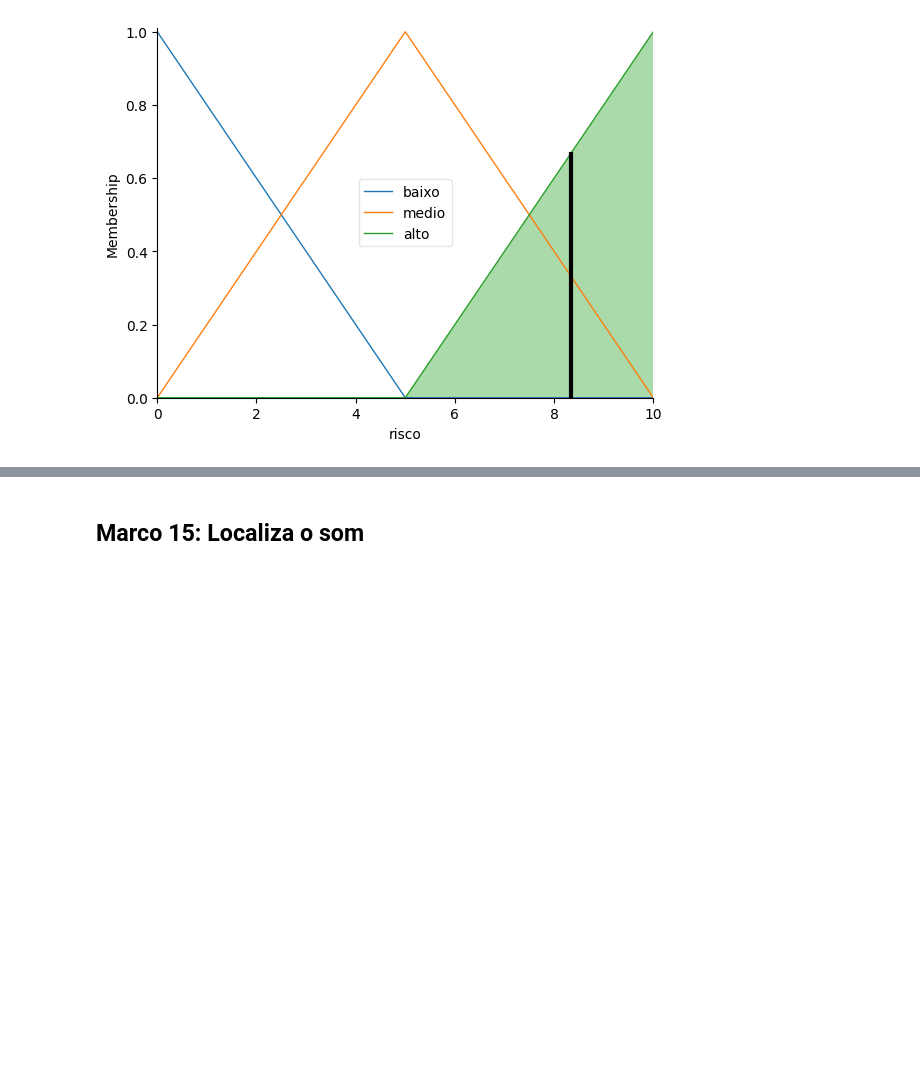
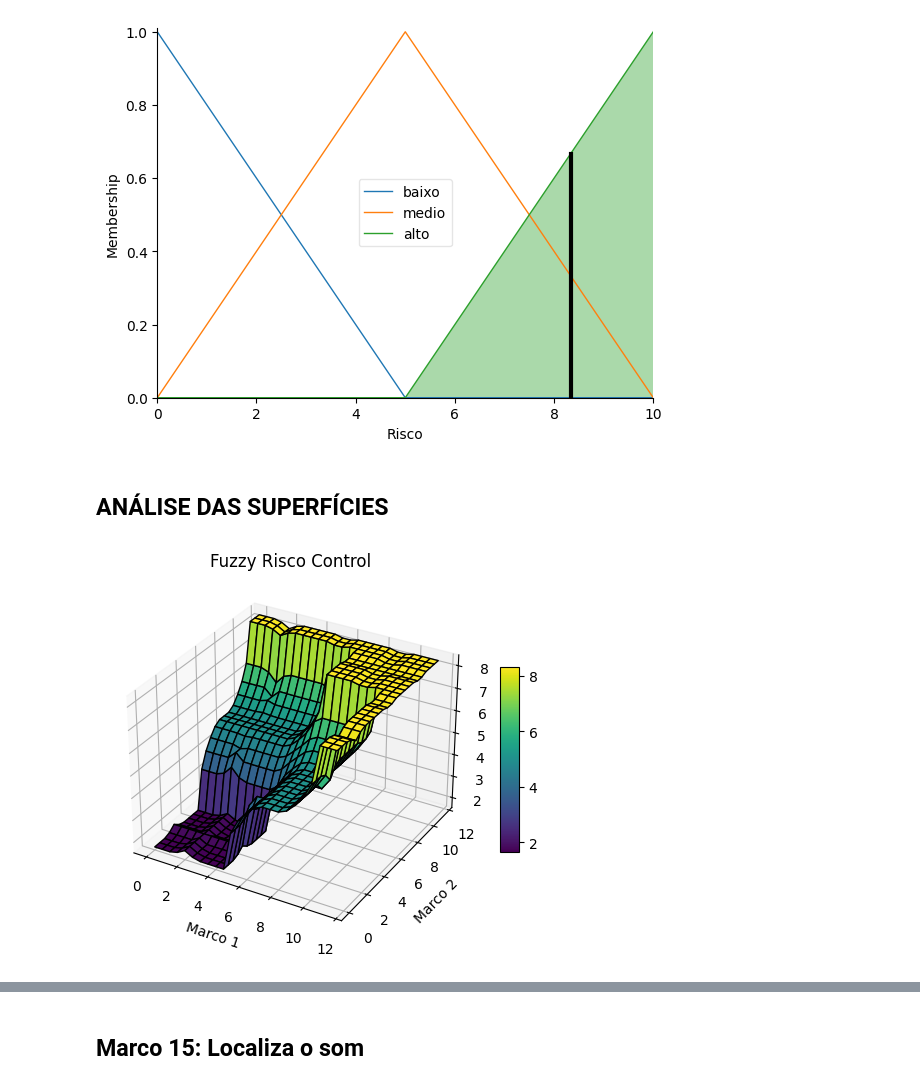
Before and after one commit to projetopyprolog/sdia, a Jupyter notebook: sdia.ipynb, the cells around one changed output, grey strips where cells are left out. Cells and saved outputs as stored; diff of their text form; code cells hidden in the pictures; blank space fills up the shorter version.

```diff
--- a/sdia.ipynb
+++ b/sdia.ipynb
@@ -58,12 +72,48 @@ recomendacao = ctrl.ControlSystemSimulation(risco_predicao)
+# %%
+risco_predicao = ctrl.ControlSystem([rule1, rule2, rule3, rule4,
+                                     rule5, rule6, rule7, rule8,
+                                     rule9, rule10, rule11, rule12,
+                                     rule13, rule14, rule15, rule16])
+
+recomendacao = ctrl.ControlSystemSimulation(risco_predicao)
 # %%
-recomendacao.input['marco_01'] = 7
-recomendacao.input['marco_02'] = 8
+recomendacao.input['Marco 1'] = 7
+recomendacao.input['Marco 2'] = 8
 
 recomendacao.compute()
 
-print(recomendacao.output['risco'])
+print(recomendacao.output['Risco'])
 risco.view(sim = recomendacao)
 # %% [output]
 8.333333333333334
 [figure]
+# %% [markdown]
+## **ANÁLISE DAS SUPERFÍCIES**
+# %%
+risco_values = np.zeros((len(_12_months), len(_12_months)))
+
+for i, m1 in enumerate(_12_months):
+    for j, m2 in enumerate(_12_months):
+        recomendacao.input['Marco 1'] = m1
+        recomendacao.input['Marco 2'] = m2
+        recomendacao.compute()
+        risco_values[i, j] = recomendacao.output['Risco']
+
+fig = plt.figure()
+ax = fig.add_subplot(111, projection='3d')
+
+X, Y = np.meshgrid(_12_months, _12_months)
+
+surf = ax.plot_surface(X, Y, risco_values, cmap='viridis', edgecolor='k')
+
+ax.set_xlabel('Marco 1')
+ax.set_ylabel('Marco 2')
+ax.set_zlabel('Risco')
+
+fig.colorbar(surf, ax=ax, shrink=0.5, aspect=10)
+
+plt.title('Fuzzy Risco Control')
+plt.show()
+# %% [output]
+[figure, added]
 # %% [markdown]
```
Also changed, not shown: parts of 15 cells of this notebook.
